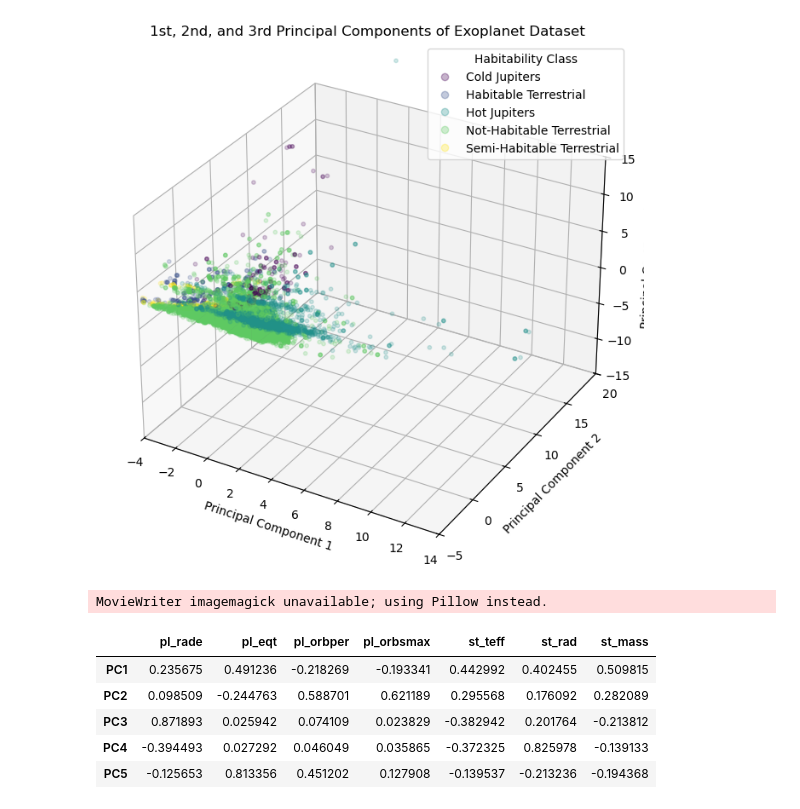
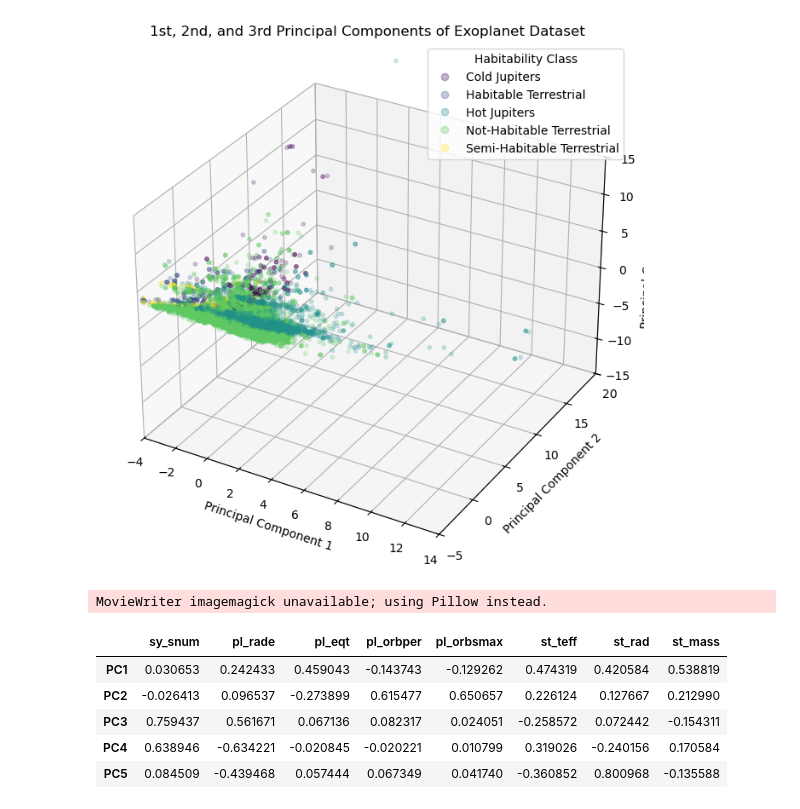
Before and after one commit to jzs3uu/Exoplanets, a Jupyter notebook: KMeans_PCA.ipynb, the cells around one changed output. Drawn from its saved outputs; the diff is of its cells as text; code cells hidden in the pictures.

```diff
--- a/KMeans_PCA.ipynb
+++ b/KMeans_PCA.ipynb
@@ -218,15 +218,15 @@ ani.save('pca_rotation.gif', writer='imagemagick', fps=20)
 MovieWriter imagemagick unavailable; using Pillow instead.
 # %%
 # List of your features
-feature_names = ['','pl_rade', 'pl_eqt', 'pl_orbper', 'pl_orbsmax', 'st_teff', 'st_rad', 'st_mass']
+feature_names = ['sy_snum','pl_rade', 'pl_eqt', 'pl_orbper', 'pl_orbsmax', 'st_teff', 'st_rad', 'st_mass']
 
 # Create a DataFrame of PCA loadings
 loadings = pd.DataFrame(pca.components_, columns=feature_names, index=[f'PC{i+1}' for i in range(pca.n_components_)])
 loadings
 # %% [output]
-|  | pl_rade | pl_eqt | pl_orbper | pl_orbsmax | st_teff | st_rad | st_mass |
-| PC1 | 0.235675 | 0.491236 | -0.218269 | -0.193341 | 0.442992 | 0.402455 | 0.509815 |
-| PC2 | 0.098509 | -0.244763 | 0.588701 | 0.621189 | 0.295568 | 0.176092 | 0.282089 |
-| PC3 | 0.871893 | 0.025942 | 0.074109 | 0.023829 | -0.382942 | 0.201764 | -0.213812 |
-| PC4 | -0.394493 | 0.027292 | 0.046049 | 0.035865 | -0.372325 | 0.825978 | -0.139133 |
-| PC5 | -0.125653 | 0.813356 | 0.451202 | 0.127908 | -0.139537 | -0.213236 | -0.194368 |
+|  | sy_snum | pl_rade | pl_eqt | pl_orbper | pl_orbsmax | st_teff | st_rad | st_mass |
+| PC1 | 0.030653 | 0.242433 | 0.459043 | -0.143743 | -0.129262 | 0.474319 | 0.420584 | 0.538819 |
+| PC2 | -0.026413 | 0.096537 | -0.273899 | 0.615477 | 0.650657 | 0.226124 | 0.127667 | 0.212990 |
+| PC3 | 0.759437 | 0.561671 | 0.067136 | 0.082317 | 0.024051 | -0.258572 | 0.072442 | -0.154311 |
+| PC4 | 0.638946 | -0.634221 | -0.020845 | -0.020221 | 0.010799 | 0.319026 | -0.240156 | 0.170584 |
+| PC5 | 0.084509 | -0.439468 | 0.057444 | 0.067349 | 0.041740 | -0.360852 | 0.800968 | -0.135588 |
```
